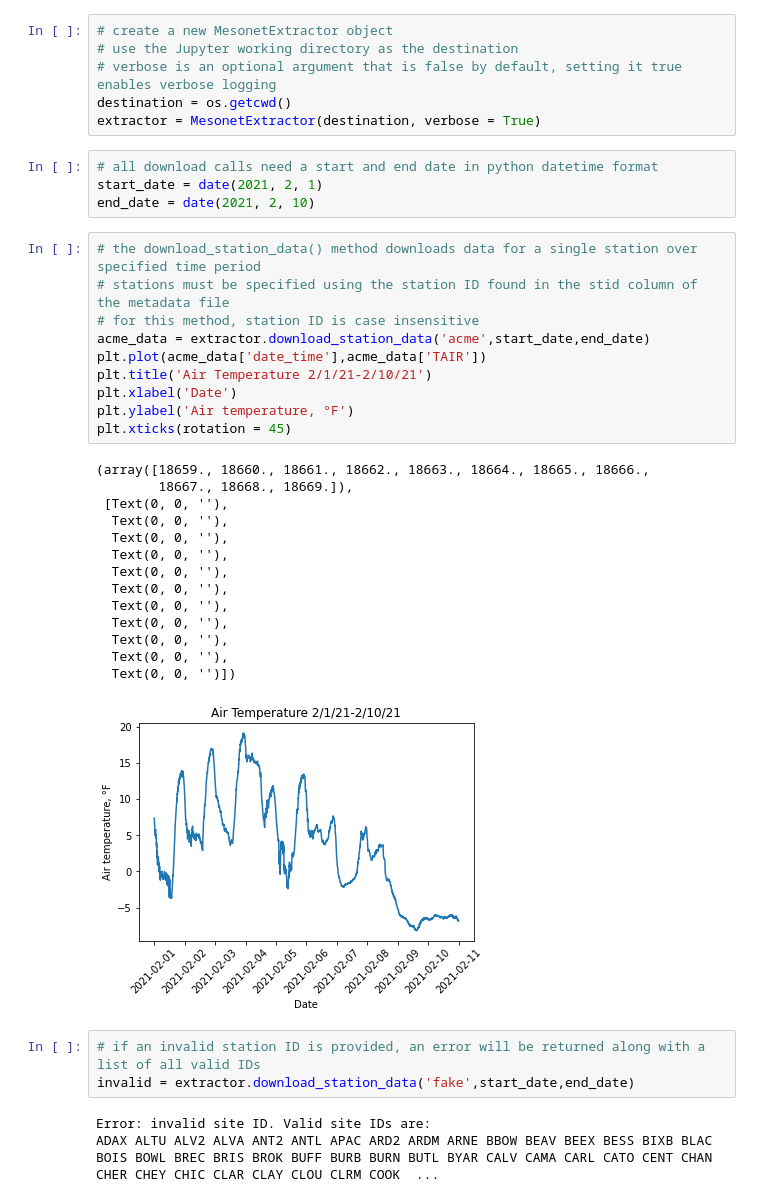
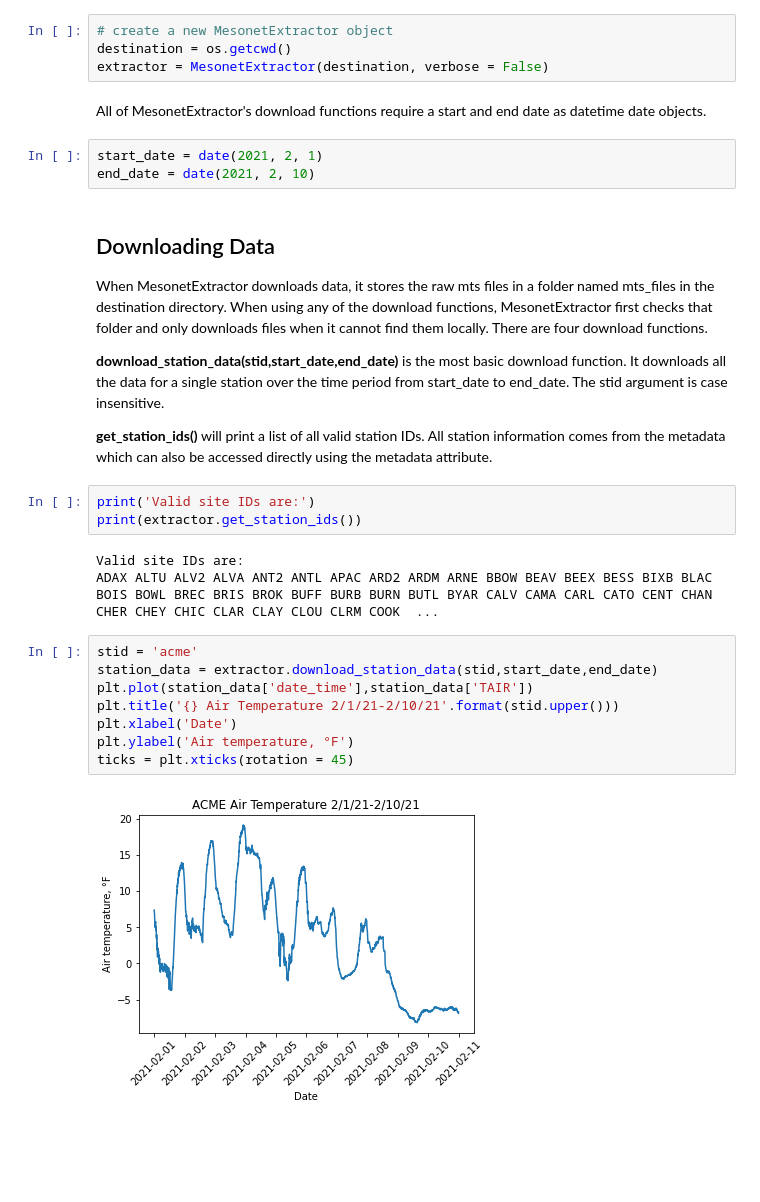
Before and after one commit to bjrubinstein/okmesopy, a Jupyter notebook: examples/examples.ipynb, the cells around one changed output. Drawn from its saved outputs; the diff is of its cells as text; blank space fills up the shorter version.

```diff
--- a/examples/examples.ipynb
+++ b/examples/examples.ipynb
@@ -9,41 +26,33 @@ from shapefile import Reader
 # %%
 # create a new MesonetExtractor object
-# use the Jupyter working directory as the destination
-# verbose is an optional argument that is false by default, setting it true enables verbose logging
 destination = os.getcwd()
-extractor = MesonetExtractor(destination, verbose = True)
+extractor = MesonetExtractor(destination, verbose = False)
+# %% [markdown]
+All of MesonetExtractor's download functions require a start and end date as datetime date objects.
 # %%
-# all download calls need a start and end date in python datetime format
 start_date = date(2021, 2, 1)
 end_date = date(2021, 2, 10)
+# %% [markdown]
+## Downloading Data
+
+When MesonetExtractor downloads data, it stores the raw mts files in a folder named mts_files in the destination directory. When using any of the download functions, MesonetExtractor first checks that folder and only downloads files when it cannot find them locally. There are four download functions.
+
+**download_station_data(stid,start_date,end_date)** is the most basic download function. It downloads all the data for a single station over the time period from start_date to end_date. The stid argument is case insensitive.
+
+**get_station_ids()** will print a list of all valid station IDs. All station information comes from the metadata which can also be accessed directly using the metadata attribute.
+# %%
+print('Valid site IDs are:')
+print(extractor.get_station_ids())
+# %% [output]
+Valid site IDs are:
+ADAX ALTU ALV2 ALVA ANT2 ANTL APAC ARD2 ARDM ARNE BBOW BEAV BEEX BESS BIXB BLAC BOIS BOWL BREC BRIS BROK BUFF BURB BURN BUTL BYAR CALV CAMA CARL CATO CENT CHAN CHER CHEY CHIC CLAR CLAY CLOU CLRM COOK  ...
 # %%
-# the download_station_data() method downloads data for a single station over specified time period
-# stations must be specified using the station ID found in the stid column of the metadata file
-# for this method, station ID is case insensitive
-acme_data = extractor.download_station_data('acme',start_date,end_date)
-plt.plot(acme_data['date_time'],acme_data['TAIR'])
-plt.title('Air Temperature 2/1/21-2/10/21')
+stid = 'acme'
+station_data = extractor.download_station_data(stid,start_date,end_date)
+plt.plot(station_data['date_time'],station_data['TAIR'])
+plt.title('{} Air Temperature 2/1/21-2/10/21'.format(stid.upper()))
 plt.xlabel('Date')
 plt.ylabel('Air temperature, °F')
-plt.xticks(rotation = 45)
+ticks = plt.xticks(rotation = 45)
 # %% [output]
-(array([18659., 18660., 18661., 18662., 18663., 18664., 18665., 18666.,
-        18667., 18668., 18669.]),
- [Text(0, 0, ''),
-  Text(0, 0, ''),
-  Text(0, 0, ''),
-  Text(0, 0, ''),
-  Text(0, 0, ''),
-  Text(0, 0, ''),
-  Text(0, 0, ''),
-  Text(0, 0, ''),
-  Text(0, 0, ''),
-  Text(0, 0, ''),
-  Text(0, 0, '')])
-[figure, old version]
+[figure, new version]
-# %%
-# if an invalid station ID is provided, an error will be returned along with a list of all valid IDs
-invalid = extractor.download_station_data('fake',start_date,end_date)
-# %% [output]
-Error: invalid site ID. Valid site IDs are:
-ADAX ALTU ALV2 ALVA ANT2 ANTL APAC ARD2 ARDM ARNE BBOW BEAV BEEX BESS BIXB BLAC BOIS BOWL BREC BRIS BROK BUFF BURB BURN BUTL BYAR CALV CAMA CARL CATO CENT CHAN CHER CHEY CHIC CLAR CLAY CLOU CLRM COOK  ...
```
Also changed, not shown: parts of 17 cells of this notebook.
